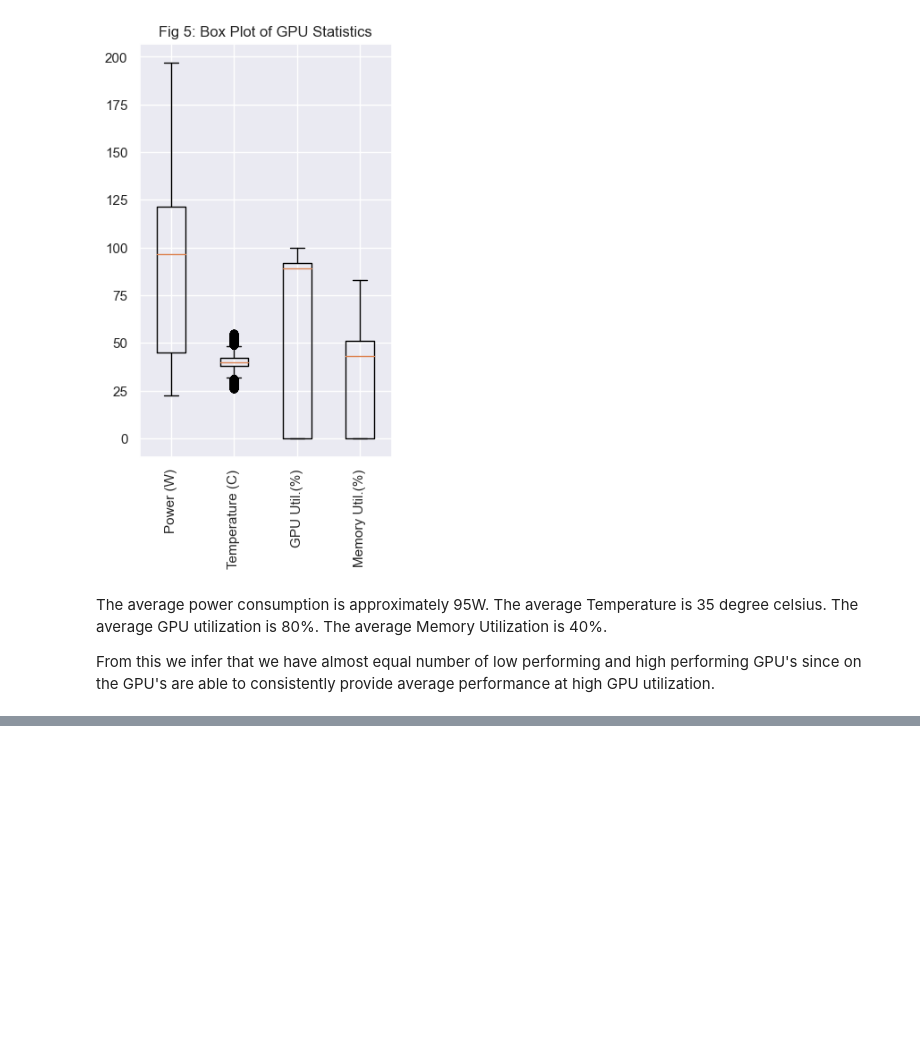
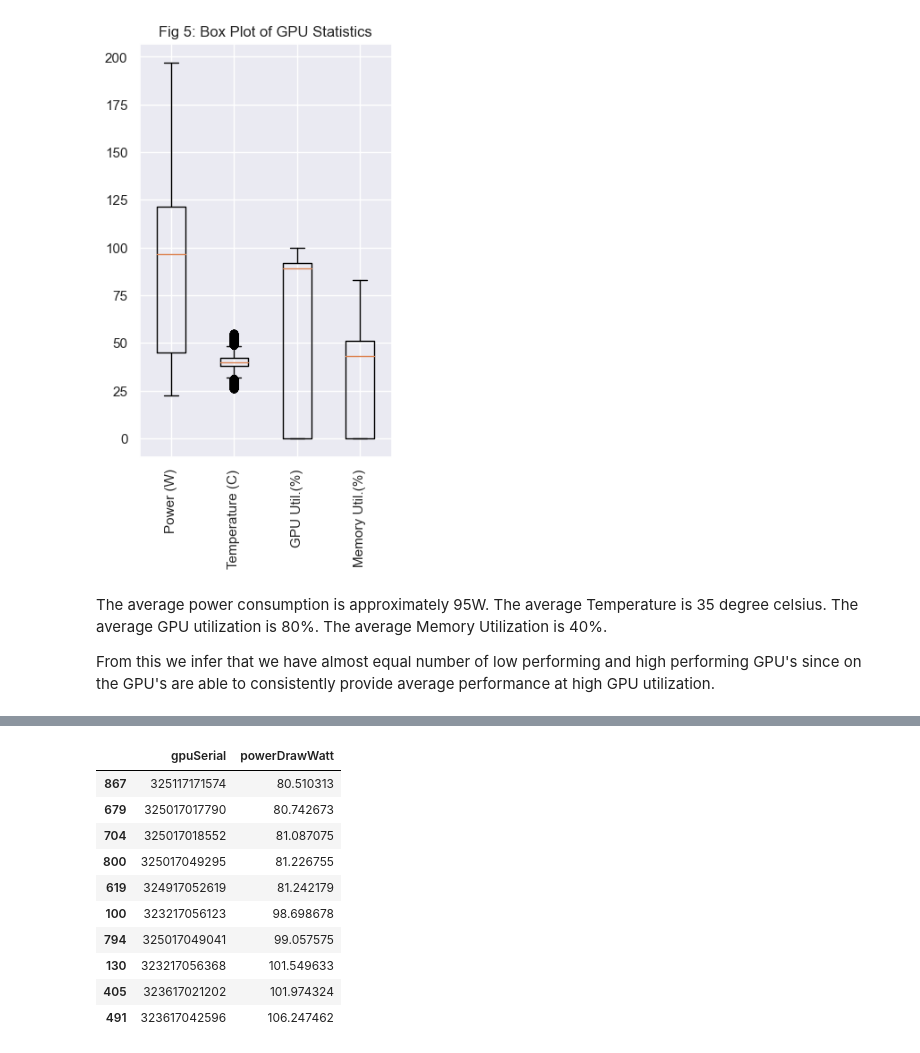
Before and after one commit to mustang-raven999/terapixel, a Jupyter notebook: terapixel.ipynb, the cells around one changed output, grey strips where cells are left out. Saved outputs shown, nothing was run; the diff lists cells and outputs as text; code cells hidden in the pictures; blank space fills up the shorter version.

```diff
--- a/terapixel.ipynb
+++ b/terapixel.ipynb
@@ -245,0 +290,14 @@ From this we infer that we have almost equal number of low performing and high p
+# %%
+df_bar.head(10)
+# %% [output]
+|  | gpuSerial | powerDrawWatt |
+| 867 | 325117171574 | 80.510313 |
+| 679 | 325017017790 | 80.742673 |
+| 704 | 325017018552 | 81.087075 |
+| 800 | 325017049295 | 81.226755 |
+| 619 | 324917052619 | 81.242179 |
+| 100 | 323217056123 | 98.698678 |
+| 794 | 325017049041 | 99.057575 |
+| 130 | 323217056368 | 101.549633 |
+| 405 | 323617021202 | 101.974324 |
+| 491 | 323617042596 | 106.247462 |
```
Also changed, not shown: parts of 9 cells of this notebook.
